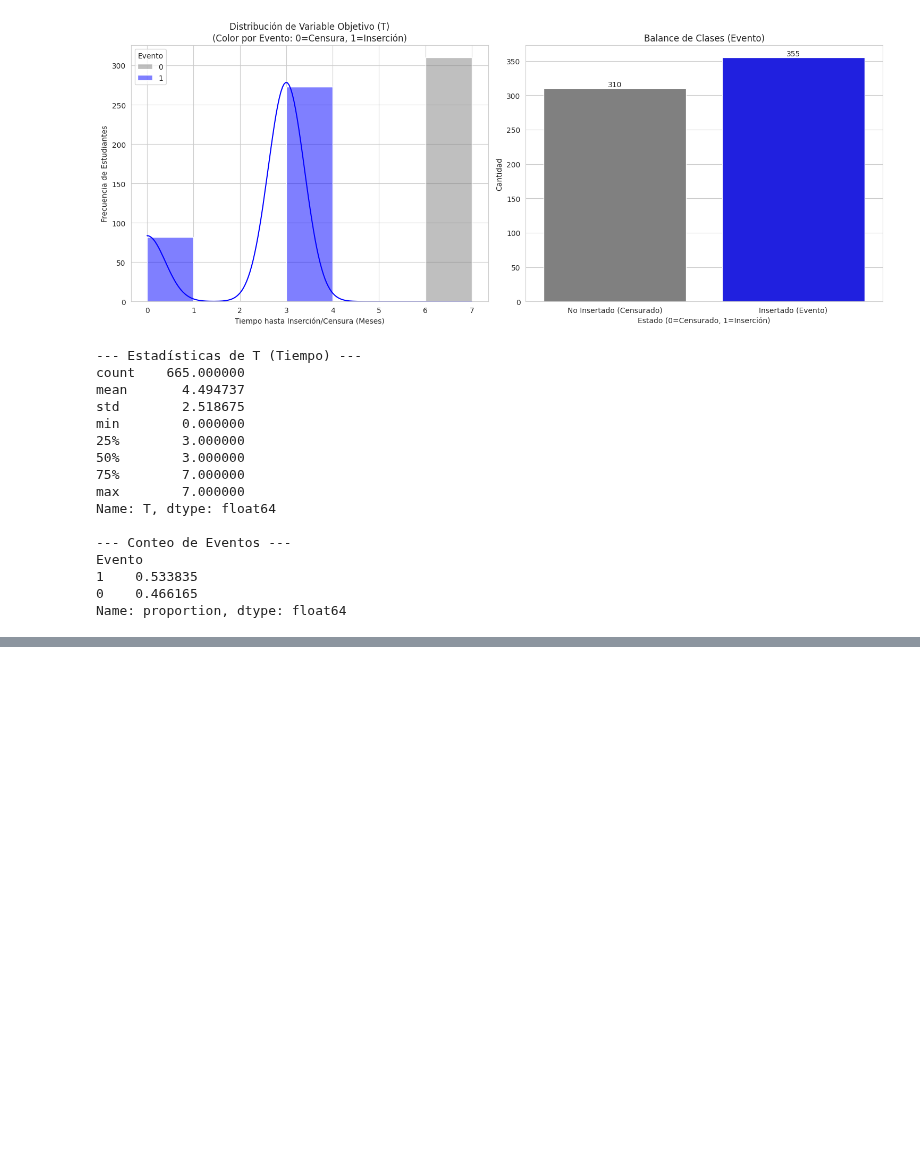
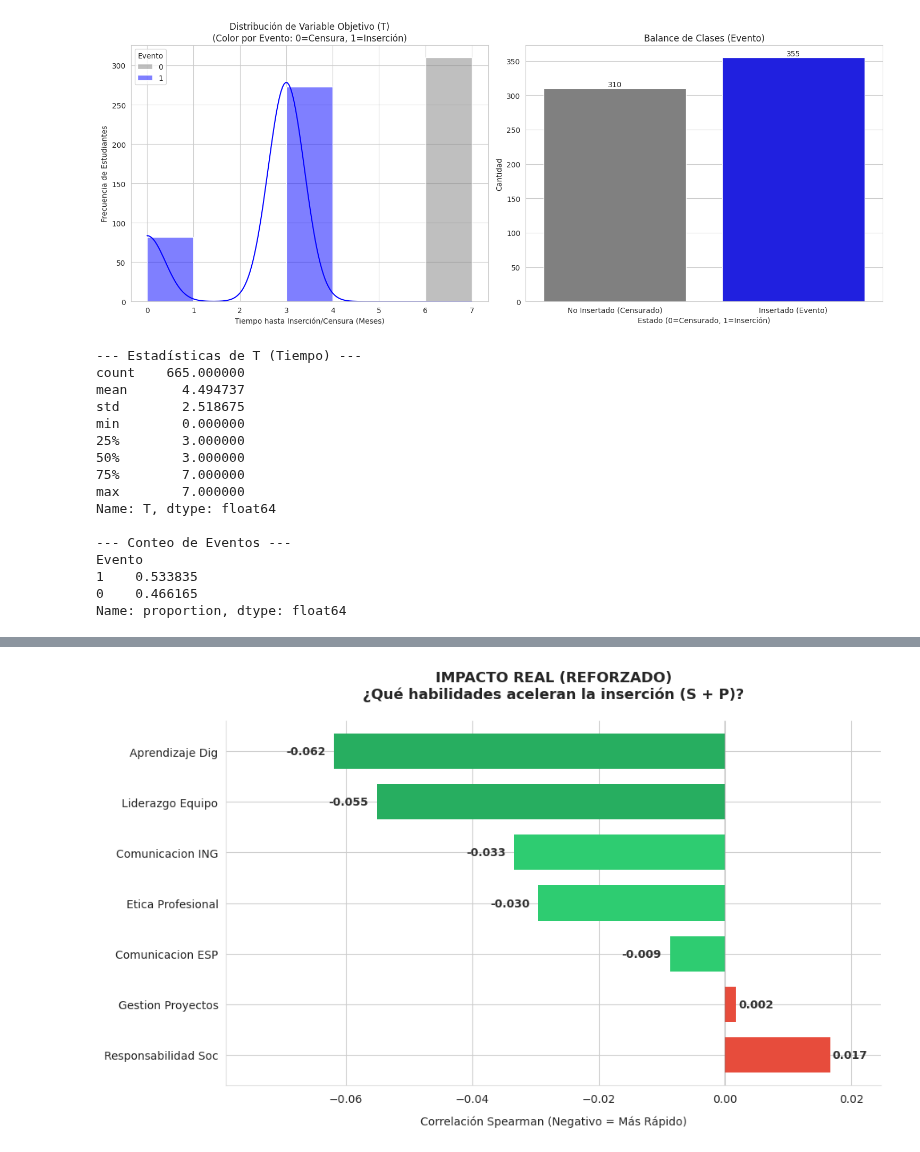
Before and after one commit to Pinkylml/TIC-v3, a Jupyter notebook: 02_Data_Understanding/02_analisis_descriptivo.ipynb, the cells around one changed output, grey strips where cells are left out. Drawn from its saved outputs; the diff is of its cells as text; code cells hidden in the pictures; blank space fills up the shorter version.

```diff
--- a/02_Data_Understanding/02_analisis_descriptivo.ipynb
+++ b/02_Data_Understanding/02_analisis_descriptivo.ipynb
@@ -1070,0 +1148,64 @@ print(df_base[['Carrera_Raw', 'T', 'Evento', 'Texto_Relevantes_6_1']].head())
+# %%
+import pandas as pd
+import matplotlib.pyplot as plt
+import seaborn as sns
+# ==============================================================================
+# 1. CARGA Y PREPARACIÓN
+# ==============================================================================
+try:
+    df_final = pd.read_csv('03_Data_preparation/Base_Dataset_Fase3.csv')
+except:
+    try:
+        df_final = pd.read_csv('../03_Data_preparation/Base_Dataset_Fase3.csv')
+    except:
+        df_final = pd.read_csv('Base_Dataset_Fase3.csv') # Intento local
+# Filtrar solo empleados (Evento=1)
+df_emp = df_final[df_final['Evento'] == 1].copy()
+cols_s = [
+    'S_Comunicacion_ESP', 'S_Comunicacion_ING', 'S_Etica_Profesional',
+    'S_Responsabilidad_Soc', 'S_Gestion_Proyectos', 'S_Aprendizaje_Dig',
+    'S_Liderazgo_Equipo'
+]
+# Asegurar columnas existentes
+cols_s = [c for c in cols_s if c in df_final.columns]
+# Calcular Correlación
+# Ordenamos ascendente (los más negativos primero) y luego invertimos para el plot
+corr_reinforced = df_emp[cols_s + ['T']].corr(method='spearman')['T'].drop('T').sort_values(ascending=False)
+# ==============================================================================
+# 2. GRÁFICO DE BARRAS LIMPIO
+# ==============================================================================
+plt.figure(figsize=(10, 6))
+# Colores: Verde fuerte (< -0.05), Verde claro (< 0), Rojo (> 0)
+colors = ['#27ae60' if x < -0.05 else '#2ecc71' if x < 0 else '#e74c3c' for x in corr_reinforced.values]
+# Plot
+ax = corr_reinforced.plot(kind='barh', color=colors, edgecolor='none', width=0.7)
+# Estética Limpia
+ax.spines['top'].set_visible(False)
+ax.spines['right'].set_visible(False)
+ax.spines['left'].set_color('#DDD')
+ax.spines['bottom'].set_color('#DDD')
+# Título y Labels
+plt.title('IMPACTO REAL (REFORZADO)\n¿Qué habilidades aceleran la inserción (S + P)?',
+          fontweight='bold', fontsize=13, pad=20)
+plt.xlabel('Correlación Spearman (Negativo = Más Rápido)', fontsize=10, labelpad=10)
+# Línea central
+plt.axvline(x=0, color='gray', linestyle='-', linewidth=0.8, alpha=0.5)
+# Etiquetas de Valor (Sin superposición)
+# Ajustamos el límite del eje X para dar aire
+x_min, x_max = plt.xlim()
+plt.xlim(x_min * 1.2, x_max * 1.2) # 20% más de espacio a los lados
+for index, value in enumerate(corr_reinforced):
+    # Lógica para poner el texto un poco separado de la barra
+    offset = x_max * 0.02 if value >= 0 else x_min * 0.02
+    ha = 'left' if value >= 0 else 'right'
+
+    # Texto en negrita
+    ax.text(value + offset, index, f'{value:.3f}',
+            va='center', ha=ha, fontsize=10, fontweight='bold', color='#333')
+# Nombres de variables limpios en eje Y
+clean_labels = [l.replace('S_', '').replace('_', ' ') for l in corr_reinforced.index]
+ax.set_yticklabels(clean_labels)
+plt.tight_layout()
+plt.show()
+# %% [output]
+[figure, added]
```
Also changed, not shown: parts of 8 cells of this notebook, 3 other files.
